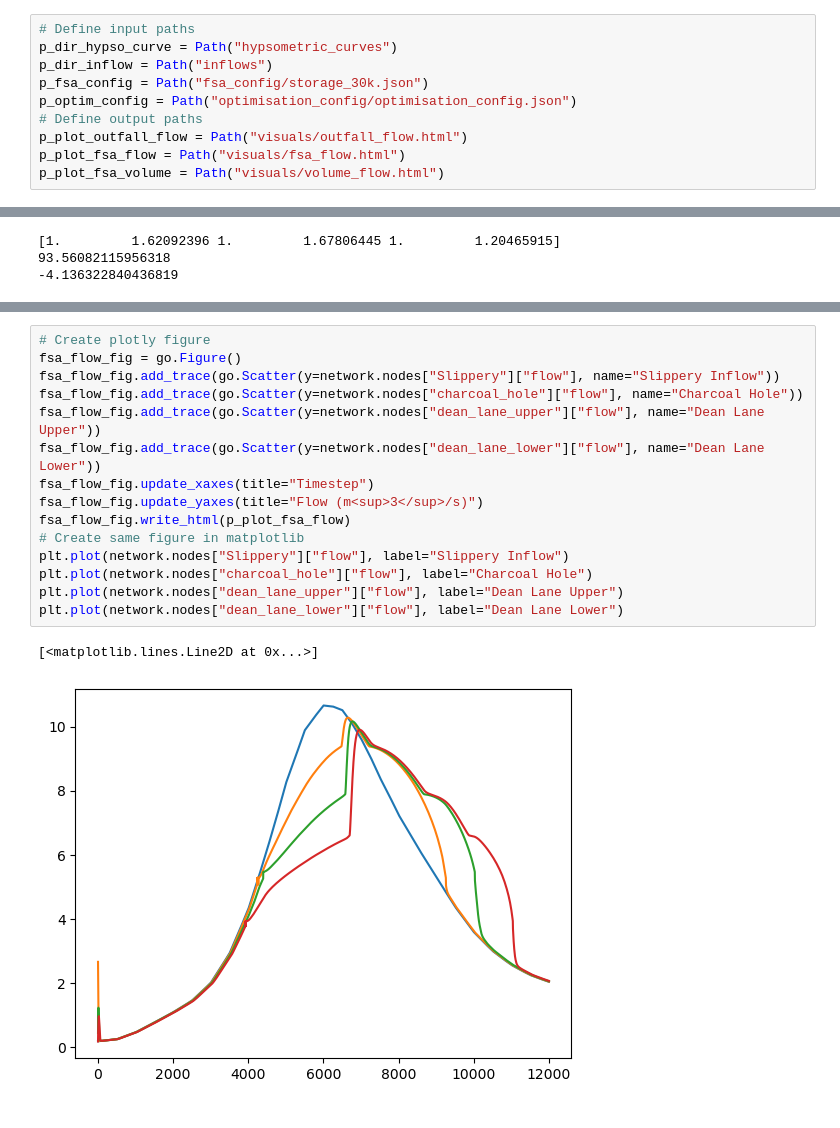
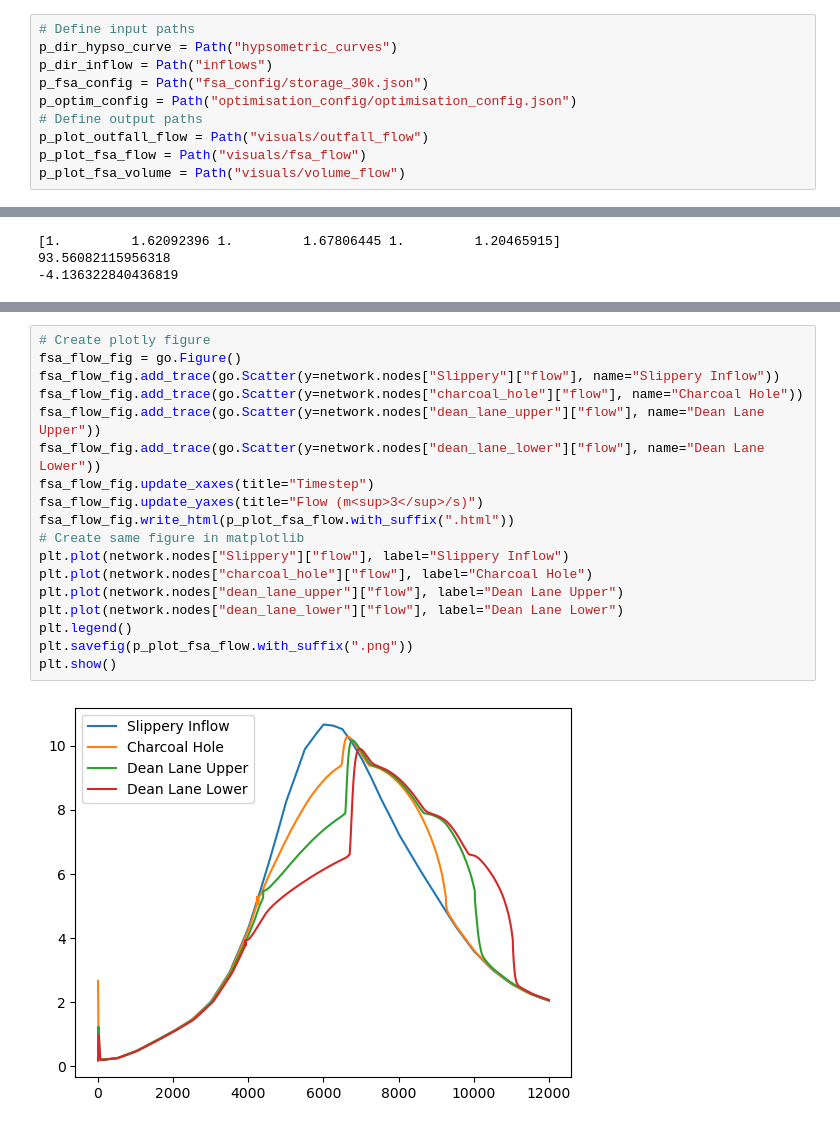
Before and after one commit to BMcCawley/floodify, a Jupyter notebook: example_30k.ipynb, the cells around one changed output, grey strips where cells are left out. Saved outputs shown, nothing was run; the diff lists cells and outputs as text.

Commit message:
Update visuals

```diff
--- a/example_30k.ipynb
+++ b/example_30k.ipynb
@@ -25,9 +25,9 @@ p_dir_inflow = Path("inflows")
 p_fsa_config = Path("fsa_config/storage_30k.json")
 p_optim_config = Path("optimisation_config/optimisation_config.json")
 # Define output paths
-p_plot_outfall_flow = Path("visuals/outfall_flow.html")
-p_plot_fsa_flow = Path("visuals/fsa_flow.html")
-p_plot_fsa_volume = Path("visuals/volume_flow.html")
+p_plot_outfall_flow = Path("visuals/outfall_flow")
+p_plot_fsa_flow = Path("visuals/fsa_flow")
+p_plot_fsa_volume = Path("visuals/volume_flow")
 # %%
 # Load in hypsometric curve data
 hypso_curves = {}
@@ -111,21 +112,23 @@ plt.legend()
 # %%
 # Create plotly figure
 fsa_flow_fig = go.Figure()
 fsa_flow_fig.add_trace(go.Scatter(y=network.nodes["Slippery"]["flow"], name="Slippery Inflow"))
 fsa_flow_fig.add_trace(go.Scatter(y=network.nodes["charcoal_hole"]["flow"], name="Charcoal Hole"))
 fsa_flow_fig.add_trace(go.Scatter(y=network.nodes["dean_lane_upper"]["flow"], name="Dean Lane Upper"))
 fsa_flow_fig.add_trace(go.Scatter(y=network.nodes["dean_lane_lower"]["flow"], name="Dean Lane Lower"))
 fsa_flow_fig.update_xaxes(title="Timestep")
 fsa_flow_fig.update_yaxes(title="Flow (m<sup>3</sup>/s)")
-fsa_flow_fig.write_html(p_plot_fsa_flow)
+fsa_flow_fig.write_html(p_plot_fsa_flow.with_suffix(".html"))
 # Create same figure in matplotlib
 plt.plot(network.nodes["Slippery"]["flow"], label="Slippery Inflow")
 plt.plot(network.nodes["charcoal_hole"]["flow"], label="Charcoal Hole")
 plt.plot(network.nodes["dean_lane_upper"]["flow"], label="Dean Lane Upper")
 plt.plot(network.nodes["dean_lane_lower"]["flow"], label="Dean Lane Lower")
+plt.legend()
+plt.savefig(p_plot_fsa_flow.with_suffix(".png"))
+plt.show()
 # %% [output]
-[<matplotlib.lines.Line2D at 0x...>]
-[figure, old version]
+[figure, new version]
 # %%
 # Create plotly figure
 fsa_volume_fig = go.Figure()
```
Also changed, not shown: parts of 3 cells of this notebook, 7 other files.
